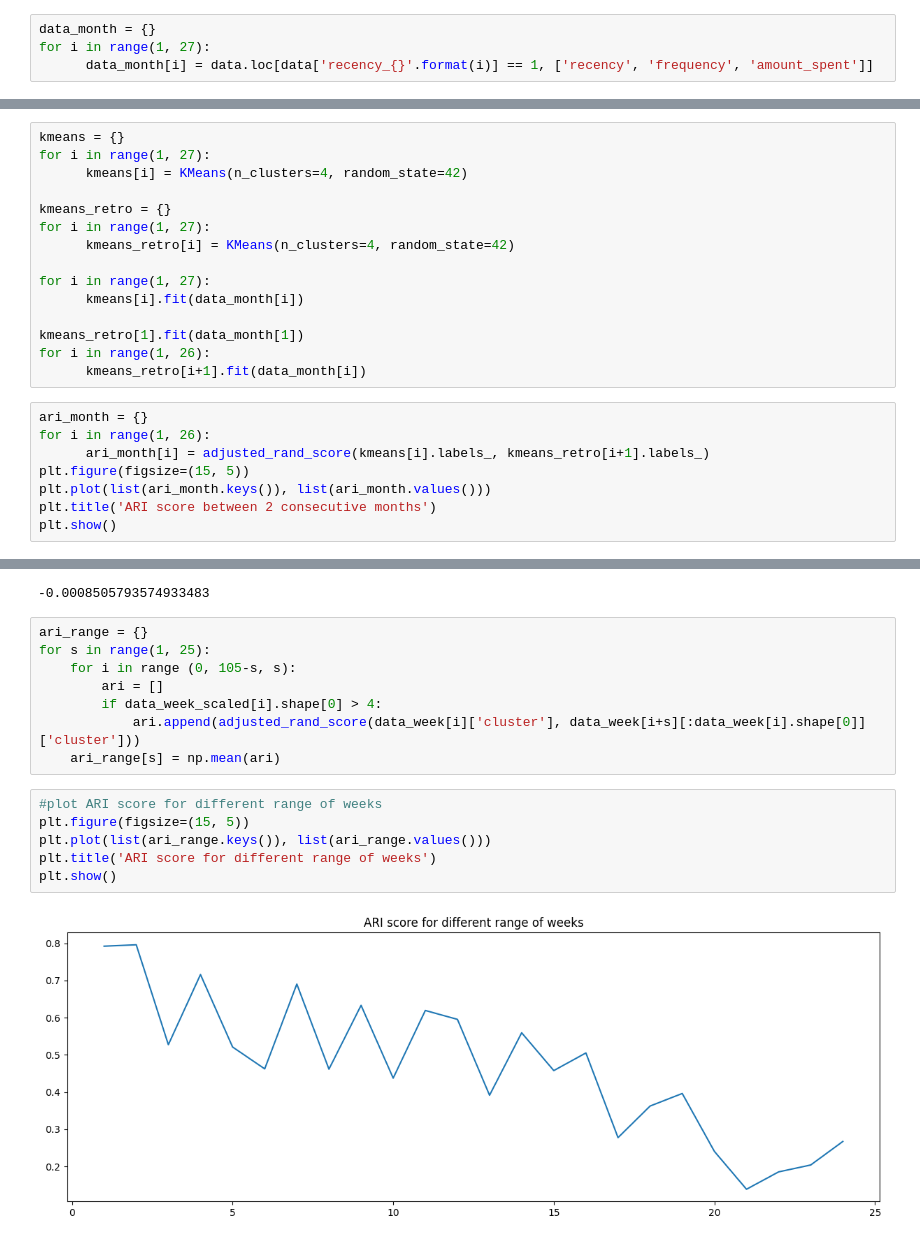
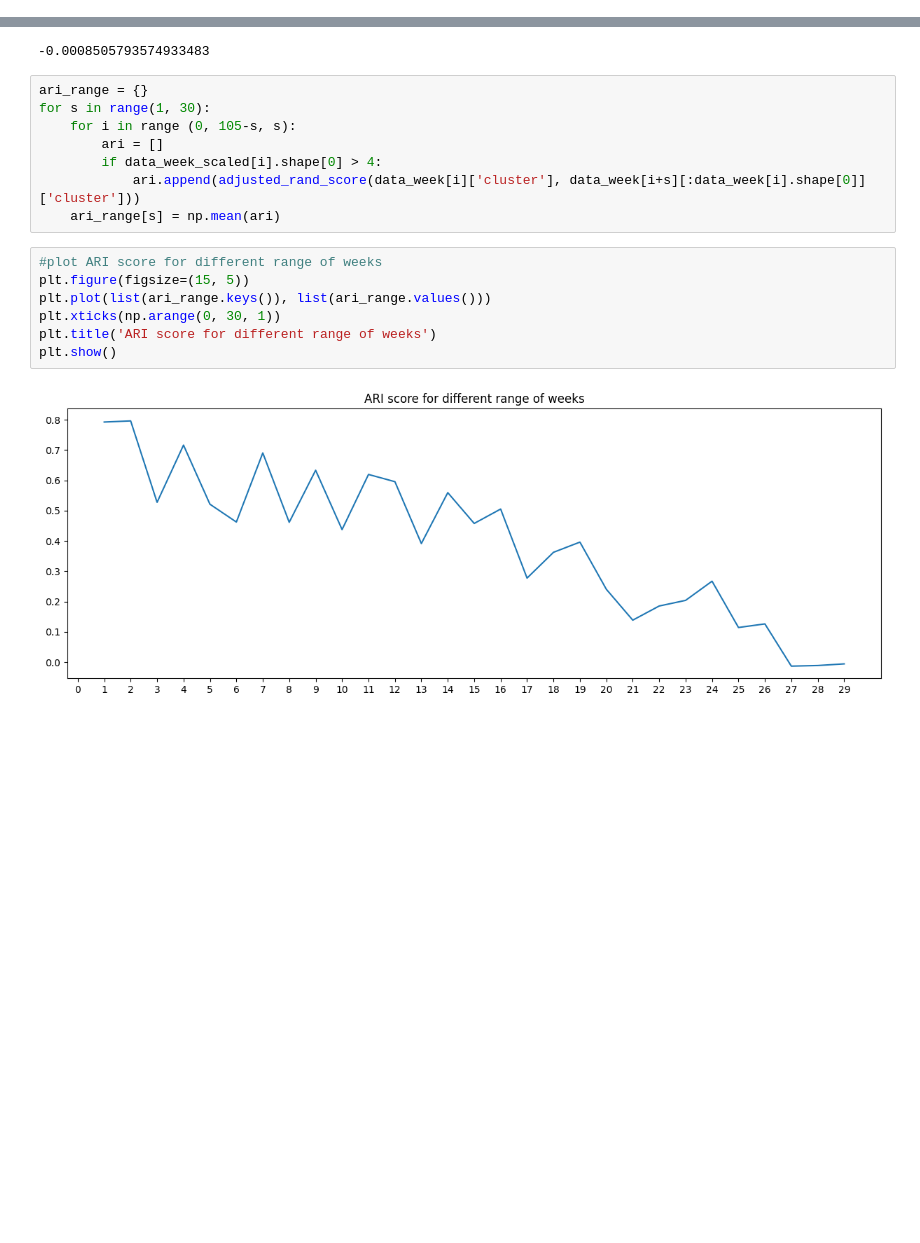
Before and after one commit to ThomasMeb/Projet_4, a Jupyter notebook: Mebarki_Thomas_notebook_simulation_032023.ipynb, the cells around one changed output, grey strips where cells are left out. Drawn from its saved outputs; the diff is of its cells as text; blank space fills up the shorter version.

```diff
--- a/Mebarki_Thomas_notebook_simulation_032023.ipynb
+++ b/Mebarki_Thomas_notebook_simulation_032023.ipynb
@@ -146,4 +19,0 @@ data.head()
-# %%
-data_month = {}
-for i in range(1, 27):
-      data_month[i] = data.loc[data['recency_{}'.format(i)] == 1, ['recency', 'frequency', 'amount_spent']]
@@ -168,23 +19,0 @@ data_month[13].head()
-# %%
-kmeans = {}
-for i in range(1, 27):
-      kmeans[i] = KMeans(n_clusters=4, random_state=42)
-
-kmeans_retro = {}
-for i in range(1, 27):
-      kmeans_retro[i] = KMeans(n_clusters=4, random_state=42)
-
-for i in range(1, 27):
-      kmeans[i].fit(data_month[i])
-
-kmeans_retro[1].fit(data_month[1])
-for i in range(1, 26):
-      kmeans_retro[i+1].fit(data_month[i])
-# %%
-ari_month = {}
-for i in range(1, 26):
-      ari_month[i] = adjusted_rand_score(kmeans[i].labels_, kmeans_retro[i+1].labels_)
-plt.figure(figsize=(15, 5))
-plt.plot(list(ari_month.keys()), list(ari_month.values()))
-plt.title('ARI score between 2 consecutive months')
-plt.show()
@@ -354,7 +178,7 @@ adjusted_rand_score(data_week[51]['cluster'], data_week[104][:data_week[51].shap
 -0.0008505793574933483
 # %%
 ari_range = {}
-for s in range(1, 25):
+for s in range(1, 30):
     for i in range (0, 105-s, s):
         ari = []
         if data_week_scaled[i].shape[0] > 4:
@@ -363,8 +187,9 @@ for s in range(1, 25):
 # %%
 #plot ARI score for different range of weeks
 plt.figure(figsize=(15, 5))
 plt.plot(list(ari_range.keys()), list(ari_range.values()))
+plt.xticks(np.arange(0, 30, 1))
 plt.title('ARI score for different range of weeks')
 plt.show()
 # %% [output]
-[figure, old version]
+[figure, new version]
```
Also changed, not shown: parts of 25 cells of this notebook, 1 other file.
